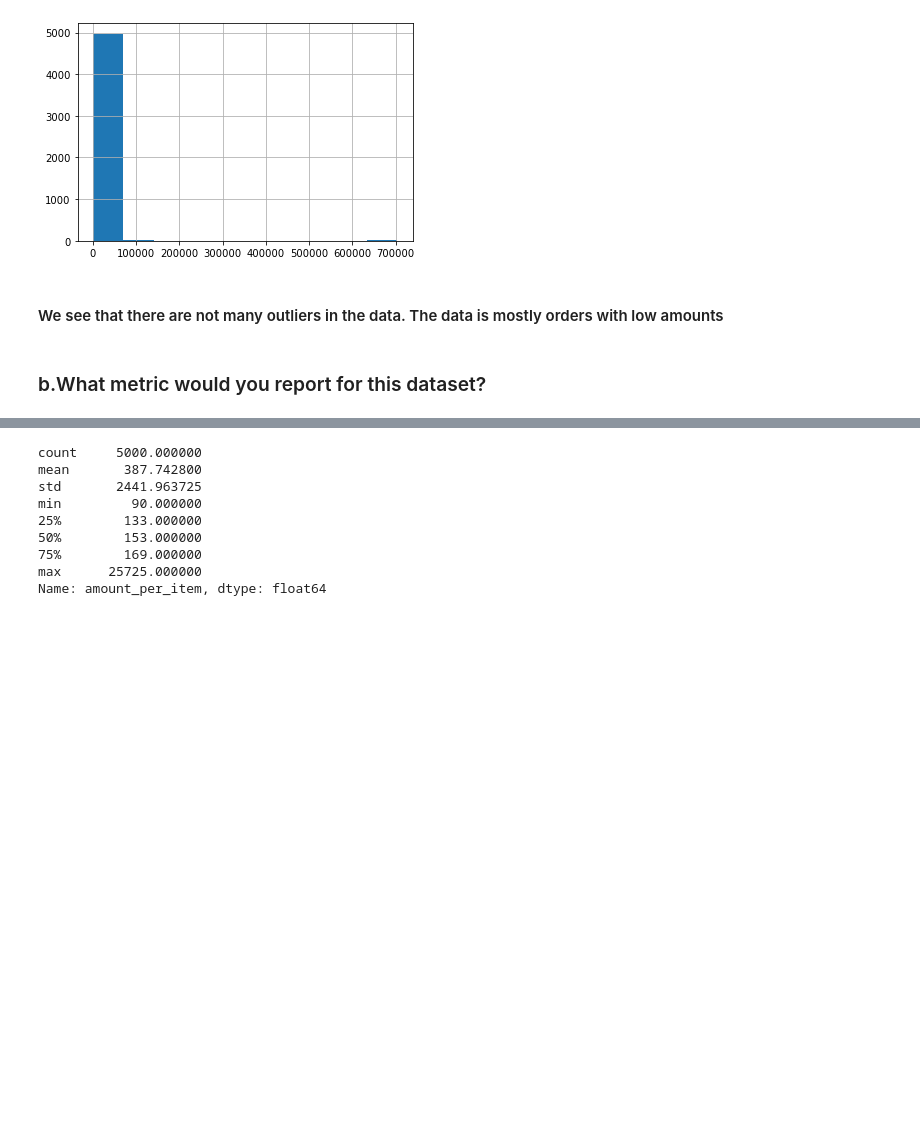
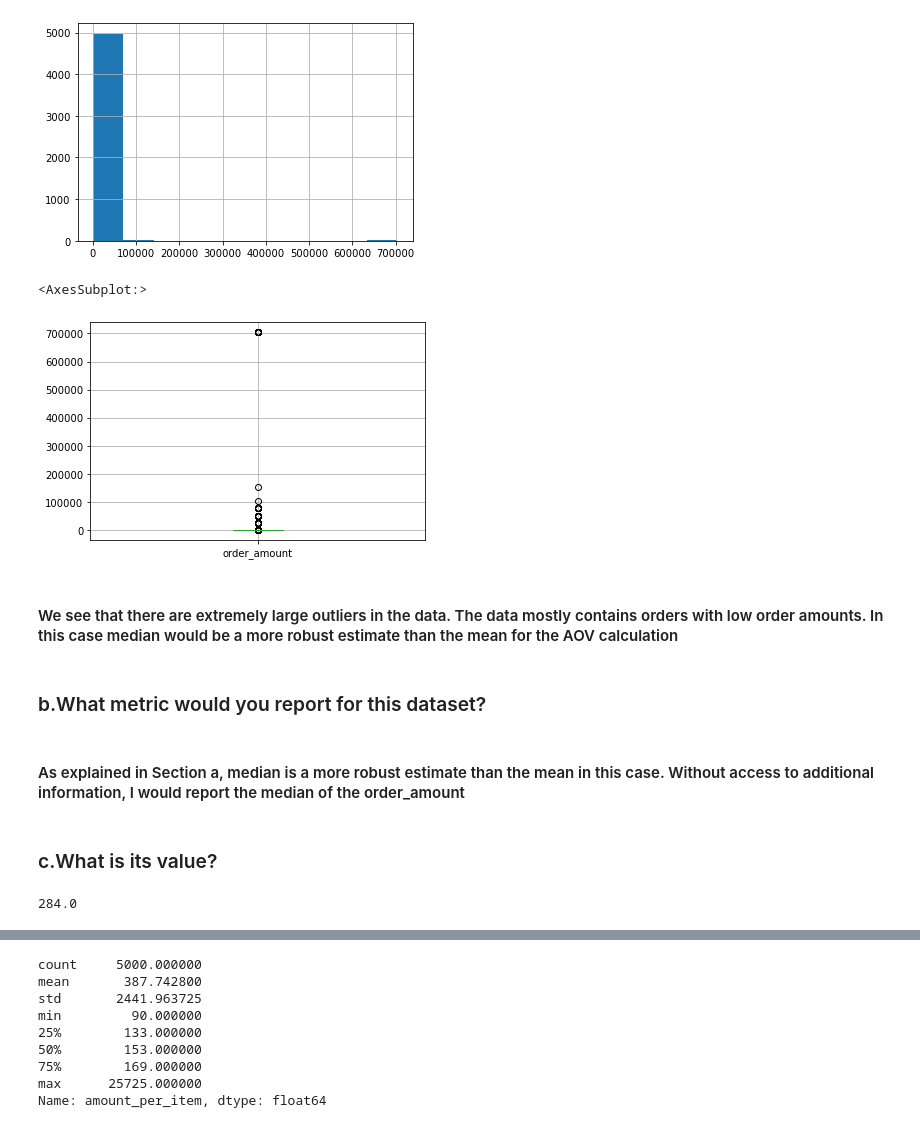
Before and after one commit to yolsever/shop_data_challenge, a Jupyter notebook: Shopify Data Challenge.ipynb, the cells around one changed output, grey strips where cells are left out. Cells and saved outputs as stored; diff of their text form; code cells hidden in the pictures; blank space fills up the shorter version.

```diff
--- a/Shopify Data Challenge.ipynb
+++ b/Shopify Data Challenge.ipynb
@@ -30,7 +33,21 @@ df.order_amount.hist()
 # %% [output]
 <AxesSubplot:>
 [figure]
+# %%
+df.boxplot(column="order_amount")
+# %% [output]
+<AxesSubplot:>
+[figure, added]
 # %% [markdown]
-#### We see that there are not many outliers in the data. The data is mostly orders with low amounts
+#### We see that there are extremely large outliers in the data. The data mostly contains orders with low order amounts. In this case median would be a more robust estimate than the mean for the AOV calculation
 # %% [markdown]
 ### b.What metric would you report for this dataset?
+# %% [markdown]
+#### As explained in Section a, median is a more robust estimate than the mean in this case. Without access to additional information, I would report the median of the order_amount
+# %% [markdown]
+### c.What is its value?
+# %%
+# It's value is 284
+df.order_amount.median()
+# %% [output]
+284.0
```
Also changed, not shown: parts of 15 cells of this notebook, 1 other file.
